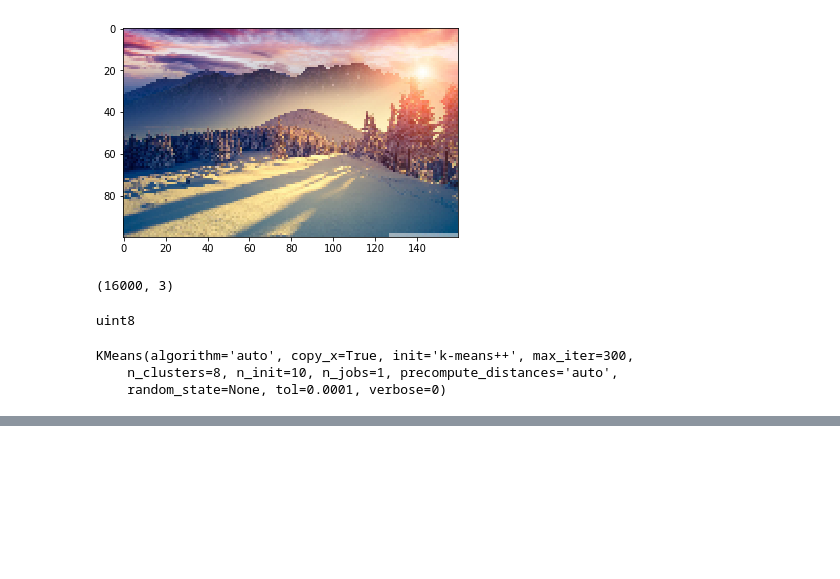
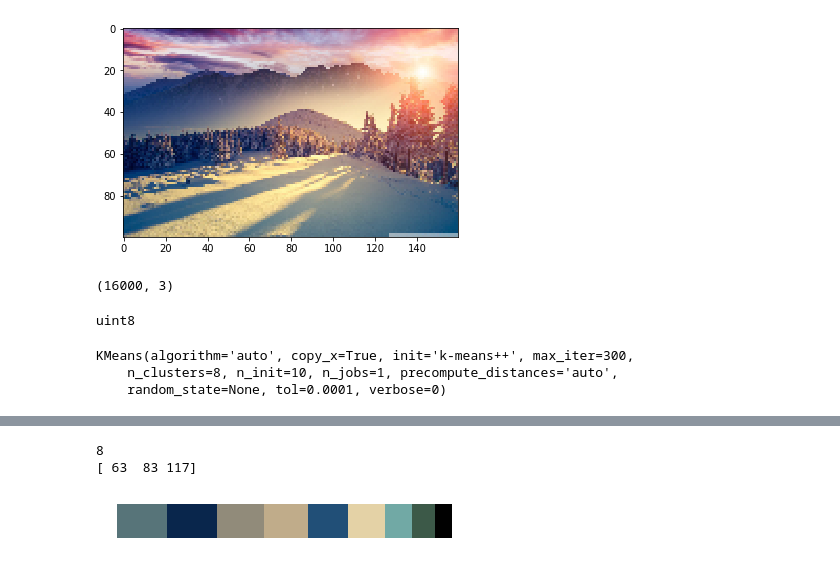
Before and after one commit to coding-blocks-archives/machine-learning-june-2018, a Jupyter notebook: Class4/Assignment-Color_Extraction.ipynb, the cells around one changed output, grey strips where cells are left out. Saved outputs shown, nothing was run; the diff lists cells and outputs as text; code cells hidden in the pictures; blank space fills up the shorter version.

```diff
--- a/Class4/Assignment-Color_Extraction.ipynb
+++ b/Class4/Assignment-Color_Extraction.ipynb
@@ -80,0 +93,8 @@ plt.show()
+# %%
+info = []
+for ix in range(freq_ratio.shape[0]):
+    item = (centroids[ix], freq_ratio[ix])
+    info.append(item)
+
+for cx in info:
+    print cx
@@ -80,0 +110,4 @@ plt.show()
+# %%
+sorted_info = sorted(info, key=lambda z:z[1], reverse=True)
+for cx in sorted_info:
+    print cx
@@ -80,0 +123,20 @@ plt.show()
+# %%
+print len(sorted_info)
+print sorted_info[3][0]
+# %% [output]
+8
+[ 63  83 117]
+# %%
+print_matrix = np.ones((10,100,3), dtype=np.uint8)
+start = 0
+for ix in range(len(sorted_info)):
+    color = sorted_info[ix][0]
+    width = int(sorted_info[ix][1]*print_matrix.shape[1])
+    end = start + width
+    print_matrix[:, start:end, :] = 255 - color
+    start = end
+    plt.axis('off')
+    plt.imshow(print_matrix)
+plt.show()
+# %% [output]
+[figure, added]
```
Also changed, not shown: parts of 7 cells of this notebook.
